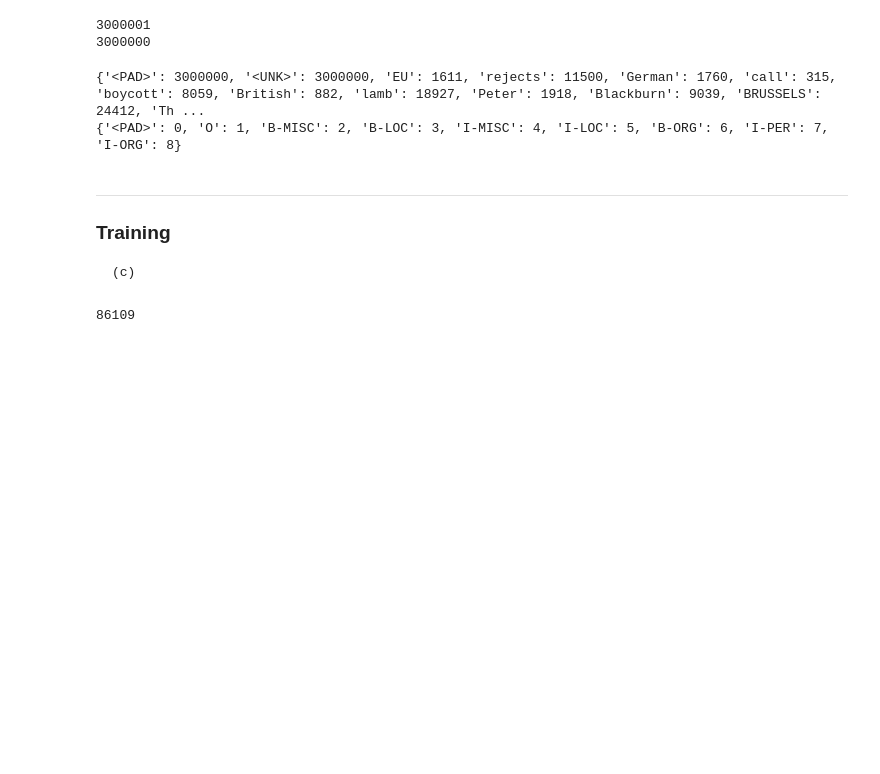
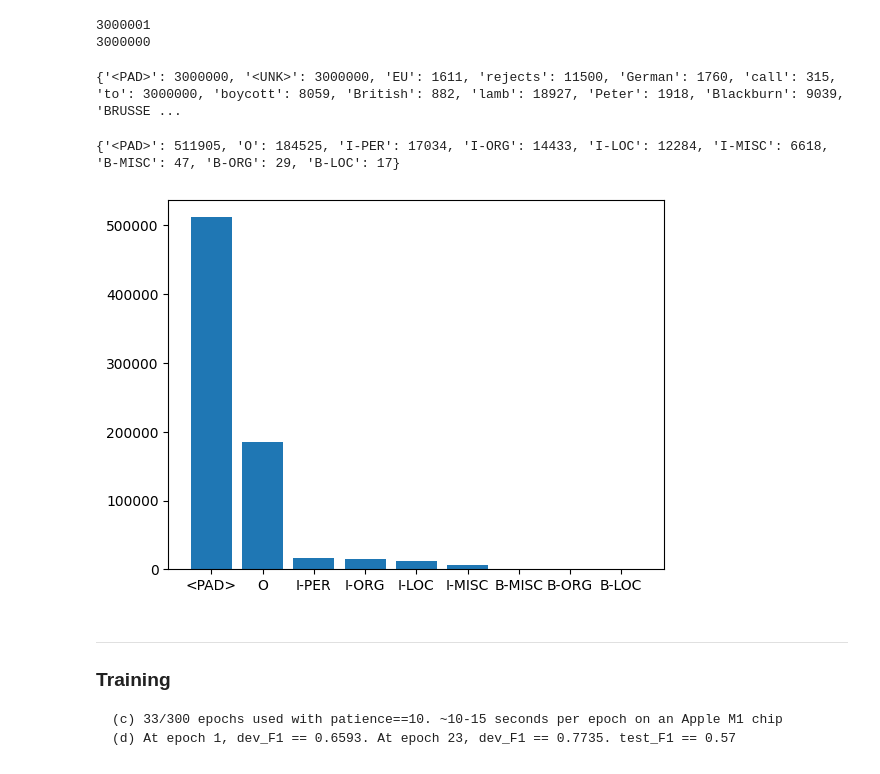
Before and after one commit to GordonChen19/NER-Tagging-Sentence-Categorization, a Jupyter notebook: notebooks/Question1.ipynb, the cells around one changed output. Cells and saved outputs as stored; diff of their text form; code cells hidden in the pictures; blank space fills up the shorter version.

Commit message:
Train a model

```diff
--- a/notebooks/Question1.ipynb
+++ b/notebooks/Question1.ipynb
@@ -262,3 +261,6 @@ print(len(abs_w2v), len(abs_w2v_lower))
 # however, a slight decrease to 83,322 words when we convert the missing words to lower case and check again
 # %% [output]
 83402 83322
+# %%
+# clean dataset by removing meaningless words
+fullset = remove_punc_num_special(fullset)
@@ -279,18 +286,22 @@ for sentence in fullset:
     for word, tag in sentence:
         if word in w2v.key_to_index:
             word_to_ix[word] = w2v.key_to_index[word]
+        elif word.lower() in w2v.key_to_index:
+            word_to_ix[word] = w2v.key_to_index[word.lower()]
         else:
-            if word.lower() in w2v.key_to_index:
-                word_to_ix[word] = w2v.key_to_index[word.lower()]
+            word_to_ix[word] = word_to_ix['<UNK>']
 
 tag_to_ix = {"<PAD>": 0, "O": 1, "B-MISC": 2, "B-LOC": 3, "I-MISC": 4, "I-LOC": 5, "B-ORG": 6, "I-PER": 7, "I-ORG": 8}
 
 print(word_to_ix)
 print(tag_to_ix)
 # %% [output]
-{'<PAD>': 3000000, '<UNK>': 3000000, 'EU': 1611, 'rejects': 11500, 'German': 1760, 'call': 315, 'boycott': 8059, 'British': 882, 'lamb': 18927, 'Peter': 1918, 'Blackburn': 9039, 'BRUSSELS': 24412, 'Th ...
-{'<PAD>': 0, 'O': 1, 'B-MISC': 2, 'B-LOC': 3, 'I-MISC': 4, 'I-LOC': 5, 'B-ORG': 6, 'I-PER': 7, 'I-ORG': 8}
+{'<PAD>': 3000000, '<UNK>': 3000000, 'EU': 1611, 'rejects': 11500, 'German': 1760, 'call': 315, 'to': 3000000, 'boycott': 8059, 'British': 882, 'lamb': 18927, 'Peter': 1918, 'Blackburn': 9039, 'BRUSSE ...
 # %%
+trainset = remove_punc_num_special(trainset)
+devset = remove_punc_num_special(devset)
+testset = remove_punc_num_special(testset)
+
 sentences, labels = separate_words_tags(trainset) # separate words and tags
 train_data = NERDataset(sentences, labels, word_to_ix, tag_to_ix)
 
@@ -306,10 +317,35 @@ batch_size = 16
 train_loader = DataLoader(train_data, batch_size=batch_size, shuffle=True, collate_fn=pad_collate)
 dev_loader = DataLoader(dev_data, batch_size=batch_size, shuffle=True, collate_fn=pad_collate)
 test_loader = DataLoader(test_data, batch_size=batch_size, shuffle=True, collate_fn=pad_collate)
+# %%
+# see distribution of tags in train_loader
+tag_count = {}
+for i in [train_loader, dev_loader, test_loader]:
+    for batch in i:
+        for tag in batch[1].numpy().flatten():
+            if tag in tag_count:
+                tag_count[tag] += 1
+            else:
+                tag_count[tag] = 1
+
+# order the tags by count
+tag_count = dict(sorted(tag_count.items(), key=lambda item: item[1], reverse=True))
+# change tag index to tag name
+tag_count = {list(tag_to_ix.keys())[list(tag_to_ix.values()).index(key)]: value for key, value in tag_count.items()}
+print(tag_count)
+
+# see distribution
+import matplotlib.pyplot as plt
+plt.bar(tag_count.keys(), tag_count.values())
+plt.show()
+# %% [output]
+{'<PAD>': 511905, 'O': 184525, 'I-PER': 17034, 'I-ORG': 14433, 'I-LOC': 12284, 'I-MISC': 6618, 'B-MISC': 47, 'B-ORG': 29, 'B-LOC': 17}
+[figure, added]
 # %% [markdown]
 ---
 ### Training
-    (c)
+    (c) 33/300 epochs used with patience==10. ~10-15 seconds per epoch on an Apple M1 chip
+    (d) At epoch 1, dev_F1 == 0.6593. At epoch 23, dev_F1 == 0.7735. test_F1 == 0.57
 # %%
 embedding_dim = 300
 hidden_dim = 16
@@ -355,21 +391,4 @@ device_path = os.path.join(model_path, device_type)
 # Create the directory if it doesn't exist
 if not os.path.exists(device_path):
     os.mkdir(device_path)
-# %%
-correct = 0
-loss = torch.nn.CrossEntropyLoss()
-for data in dev_loader:
-    inputs, labels, _ = data
-    inputs, labels = inputs.to(device), labels.to(device)
-
-    outputs = model(inputs)
-
-
-    _, predicted = torch.max(outputs.data, 1)
-
-    correct += (predicted == labels).sum().item()
-
-print(correct)
-# %% [output]
-86109
 # %%
```
Also changed, not shown: parts of 10 cells of this notebook.
